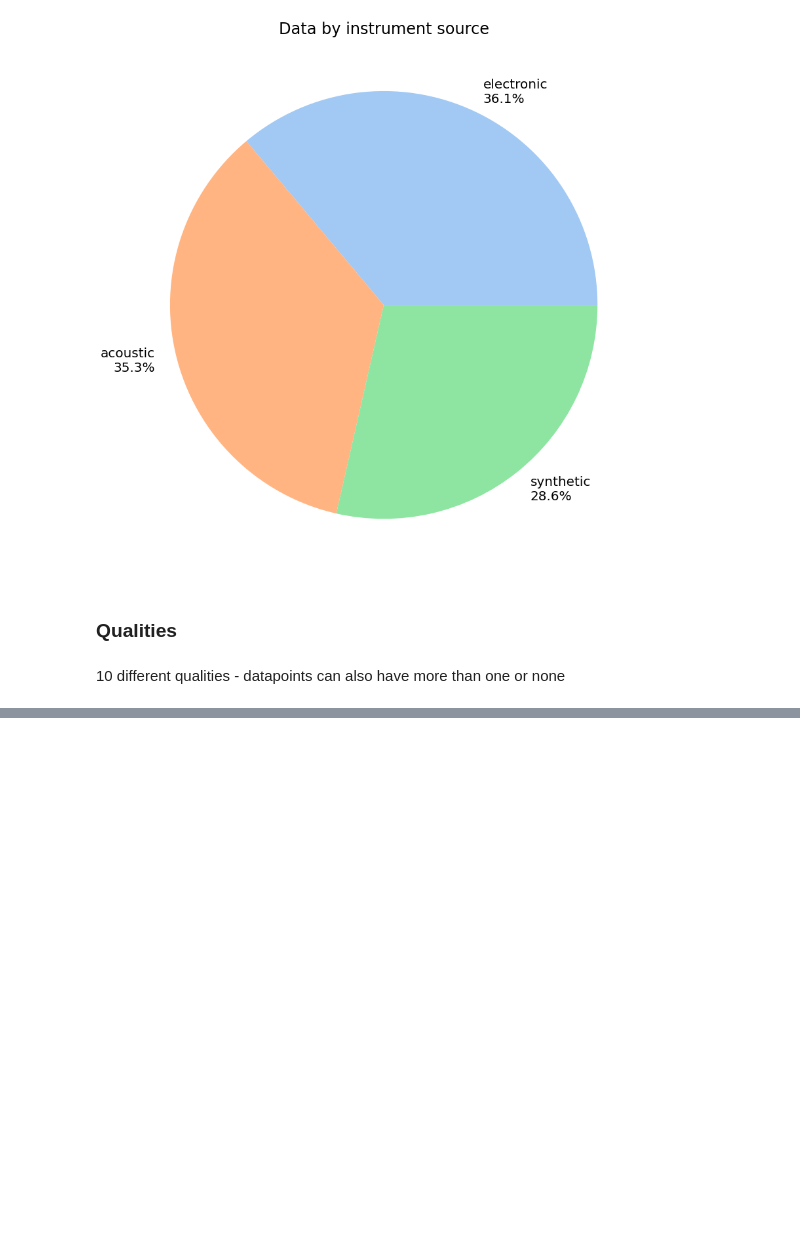
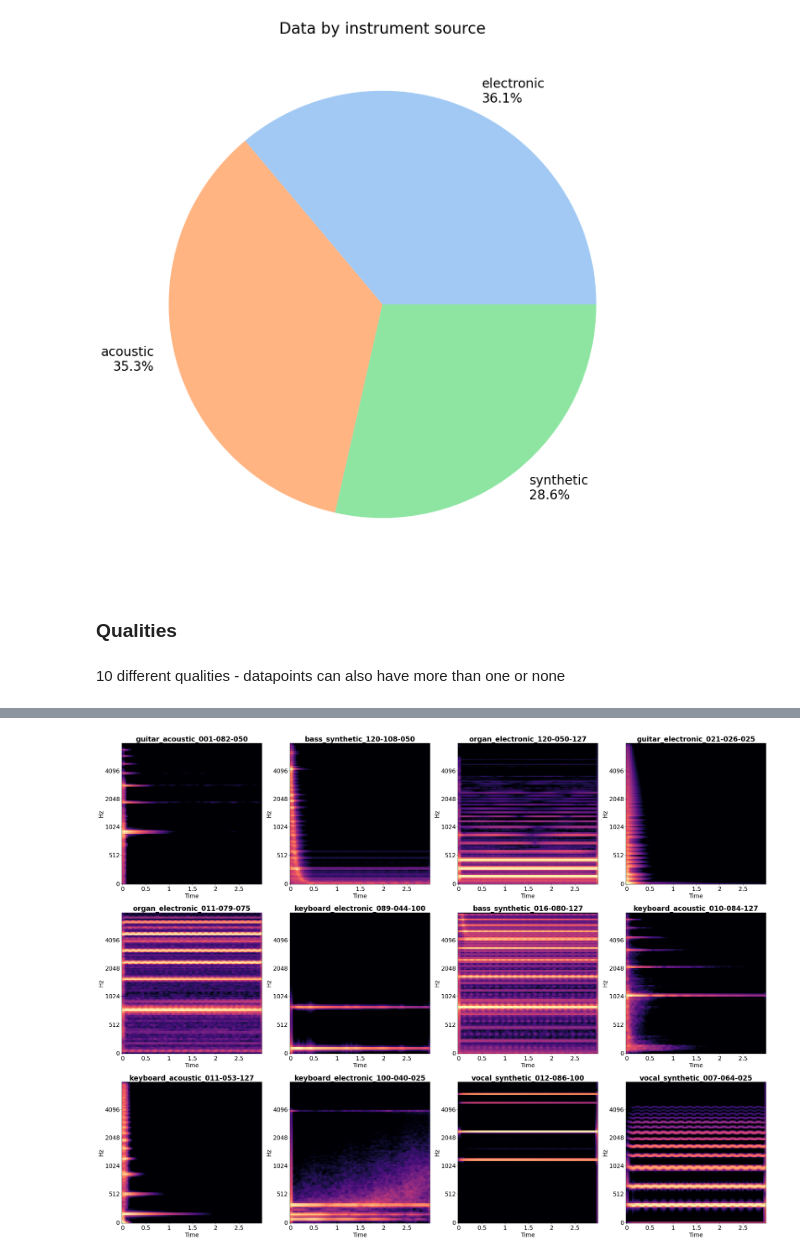
Before and after one commit to ElisaTroschka/GANs-Conditional-Audio-Synthesis, a Jupyter notebook: NSynth EDA.ipynb, the cells around one changed output, grey strips where cells are left out. Saved outputs shown, nothing was run; the diff lists cells and outputs as text; code cells hidden in the pictures; blank space fills up the shorter version.

```diff
--- a/NSynth EDA.ipynb
+++ b/NSynth EDA.ipynb
@@ -112,0 +157,10 @@ Text(0.5, 1.0, 'Data qualities')
+# %%
+fig, axs = plt.subplots(3, 4, figsize=(40, 30))
+for i in range(12):
+    ax = axs.flatten()[i]
+    m, l = mels.__getitem__(i)
+    librosa.display.specshow(librosa.power_to_db(m, ref=np.max),
+                         y_axis='mel', x_axis='time', sr=mels.sampling_rate, hop_length=512, ax=ax)
+    ax.set_title(mels.fnames[i], fontdict={'fontsize':'large', 'weight':'bold'})
+# %% [output]
+[figure, added]
```
Also changed, not shown: parts of 13 cells of this notebook, 3 other files.
